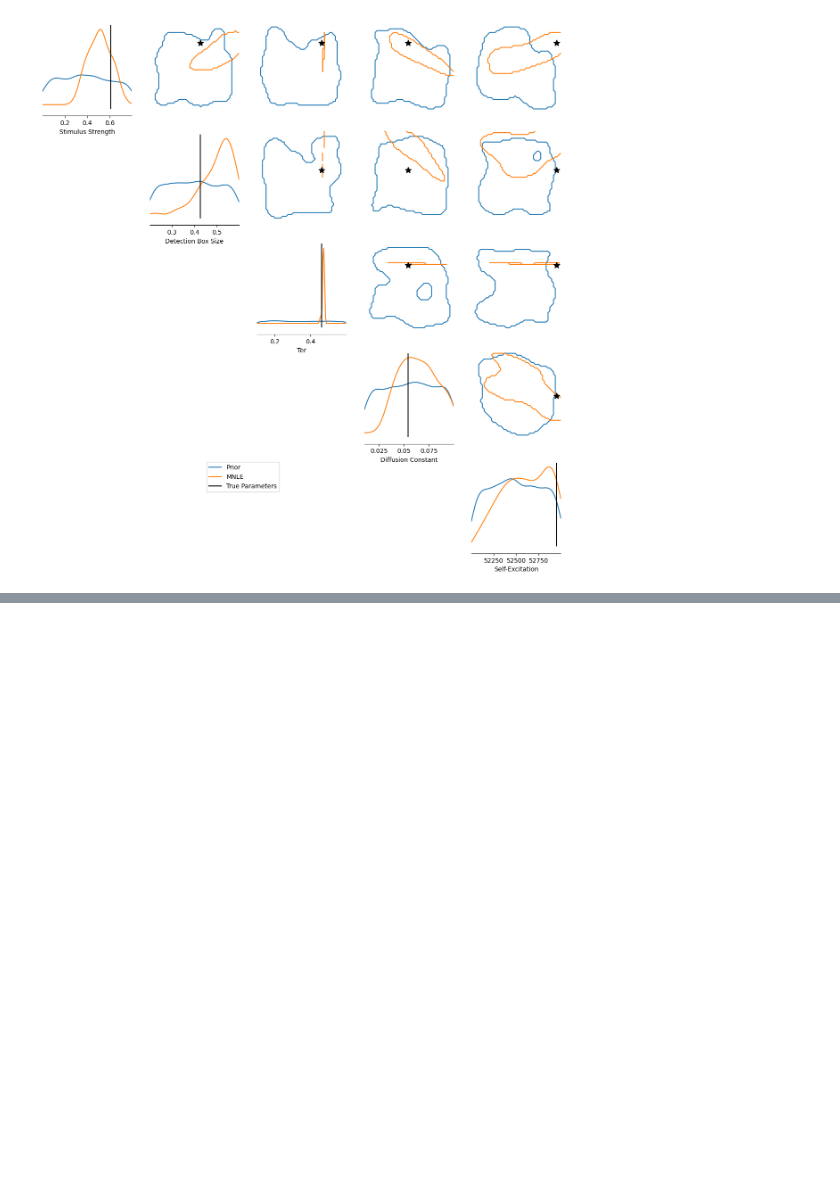
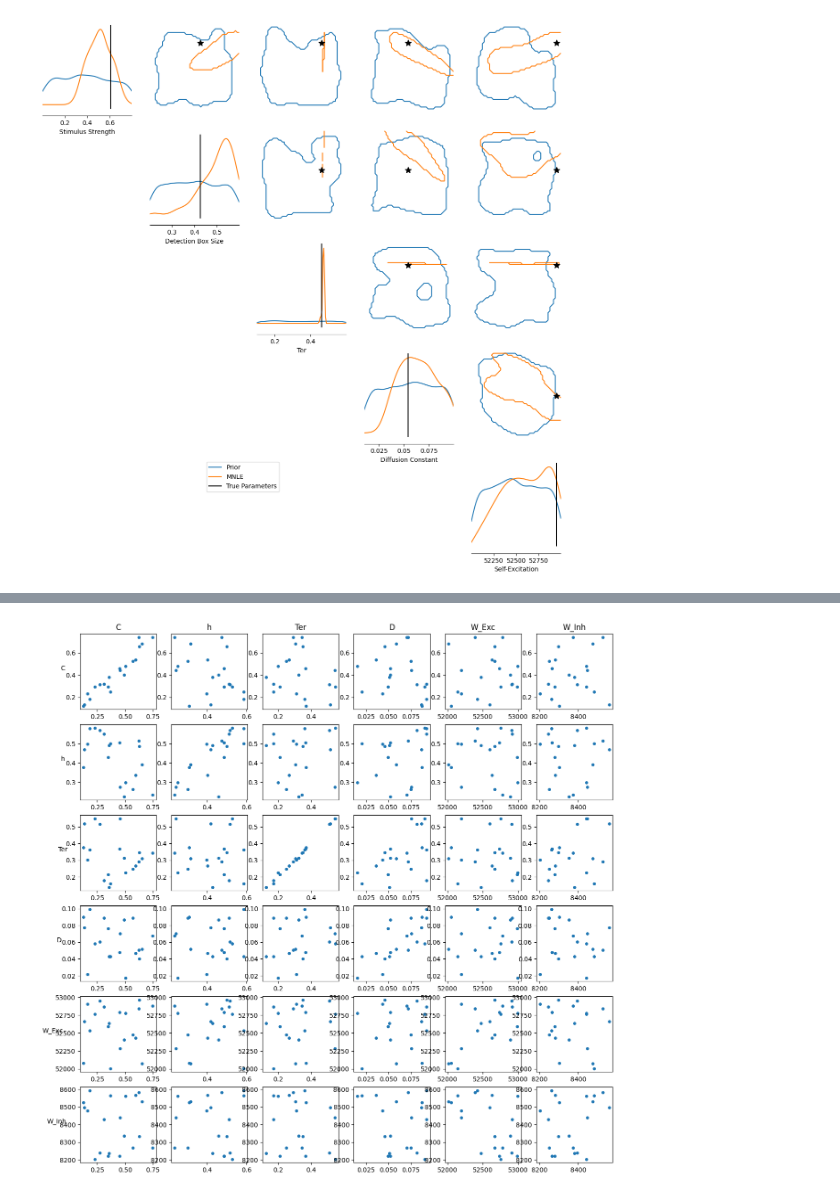
Before and after one commit to Jiashun97/sbi, a Jupyter notebook: IDM_EM6_larger_trainingset.ipynb, the cells around one changed output, grey strips where cells are left out. Saved outputs shown, nothing was run; the diff lists cells and outputs as text; code cells hidden in the pictures; blank space fills up the shorter version.

```diff
--- a/IDM_EM6_larger_trainingset.ipynb
+++ b/IDM_EM6_larger_trainingset.ipynb
@@ -22,7 +22,7 @@ print(dFdy2(y1,y2, W_pos, W_neg, B2, theta, beta, N))
 -1141.064666877377
 # %%
 # Training data  52500, W_neg = 8400
-n_sim_train = 50000
+n_sim_train = 1000000
 prior = utils.BoxUniform(low=[0,0.2,0.1,0.01,52000, 8200], high=[0.8,0.6,0.6,0.1,53000, 8600])
 param = prior.sample((n_sim_train,))
 x_IDM_train = simul_IDM_EM6(np.array(param))
@@ -72,13 +72,13 @@ pair_plot(prior_IDM, mnle_samples, parameters_o, figsize = (15,15), contour = 0.
 # %% [output]
 [figure]
 # %%
-n_trials = 500
+n_trials = 5000
 sim_num = 20
 
 param_IDM = prior.sample((sim_num,))
 par_fitted = np.zeros((sim_num,param_IDM.shape[1]))
 # %%
-for i in range(sim_num):
+for i in range(10,sim_num):
     print(i)
     IDM_o = simul_IDM_EM6(np.tile(param_IDM[i,:], (n_trials,1))) #
 
@@ -103 +114,8 @@ sim0
+# %%
+## n_trials = 1000
+par_labels = ["C", "h", "Ter", "D","W_Exc", "W_Inh"]
+par_fitted_labels = ["C", "h", "Ter", "D","W_Exc", "W_Inh"]
+sim_fit_plot_all(param_IDM[:,:], par_fitted[:,:], par_labels, par_fitted_labels, s = 15, figsize=(15,15))
+# %% [output]
+[figure, added]
 # %%
```
Also changed, not shown: parts of 4 cells of this notebook, 19 other files.
